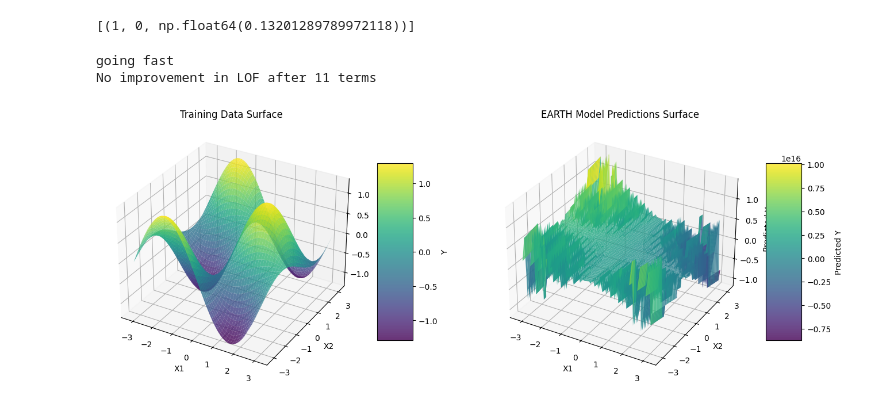
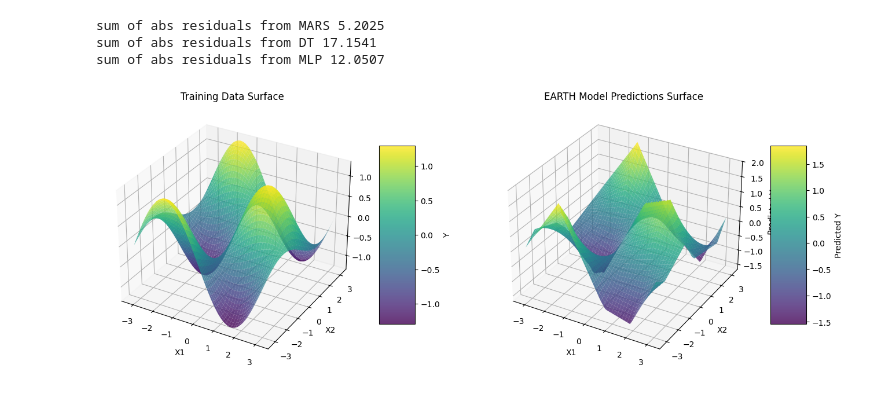
Before and after one commit to bjarkeh97/EARTH, a Jupyter notebook: examples/simple_example.ipynb, the cells around one changed output. Cells and saved outputs as stored; diff of their text form; code cells hidden in the pictures.

```diff
--- a/examples/simple_example.ipynb
+++ b/examples/simple_example.ipynb
@@ -42,8 +147,11 @@ plt.show()
-# %%
-earth_model.coeffs
-earth_model.basis[2].svt
-# %% [output]
-[(1, 0, np.float64(0.13201289789972118))]
+# %%
+print("sum of abs residuals from MARS", np.sqrt(sum((y - y_pred)**2)).round(4))
+print("sum of abs residuals from DT", np.sqrt(sum((y - y_pred_dt)**2)).round(4))
+print("sum of abs residuals from MLP", np.sqrt(sum((y - y_pred_mlp)**2)).round(4))
+# %% [output]
+sum of abs residuals from MARS 5.2025
+sum of abs residuals from DT 17.1541
+sum of abs residuals from MLP 12.0507
 # %%
 import numpy as np
 import pandas as pd
@@ -70,7 +178,7 @@ def generate_intermediate_sine_data_with_noise(n_samples=40, noise_level=0.1, ra
     return df
 
 # Generate the data
-data = generate_intermediate_sine_data_with_noise(n_samples=50, noise_level=0.0)
+data = generate_intermediate_sine_data_with_noise(n_samples=80, noise_level=0.0)    # Generate 50^2 = 2500 samples
 X = data[['X1', 'X2']].values
 y = data['Y'].values
 
@@ -78,7 +186,7 @@ y = data['Y'].values
 X_train, X_test, y_train, y_test = train_test_split(X, y, test_size=0.1, random_state=42)
 
 # Step 3: Fit the EARTH Model
-earth_model = EARTH(M_max=25)
+earth_model = EARTH(M_max=30)
 earth_model.fit(X_train, y_train)
 
 # Step 4: Create a grid for prediction
@@ -86,35 +194,33 @@ X1_grid, X2_grid = np.meshgrid(np.linspace(-np.pi, np.pi, 100), np.linspace(-np.
 X_grid = np.column_stack([X1_grid.ravel(), X2_grid.ravel()])  # Combine into a 2D array
 
 # Make Predictions
 y_pred = earth_model.predict(X_grid).reshape(X1_grid.shape)  # Reshape to match grid shape
 
 # Step 5: Create side-by-side surface plots for training data and predictions
 fig = plt.figure(figsize=(16, 8))
 
 # Training Data Surface Plot
 ax1 = fig.add_subplot(121, projection='3d')
 # Interpolate training data for a smooth surface
 grid_y_train = griddata((X_train[:, 0], X_train[:, 1]), y_train, (X1_grid, X2_grid), method='linear')
 surf_train = ax1.plot_surface(X1_grid, X2_grid, grid_y_train, cmap='viridis', edgecolor='none', alpha=0.8)
 ax1.set_xlabel('X1')
 ax1.set_ylabel('X2')
 ax1.set_zlabel('Y')
 ax1.set_title('Training Data Surface')
 fig.colorbar(surf_train, ax=ax1, shrink=0.5, aspect=5, label='Y')
 
 # Predictions Surface Plot
 ax2 = fig.add_subplot(122, projection='3d')
 surf_pred = ax2.plot_surface(X1_grid, X2_grid, y_pred, cmap='viridis', edgecolor='none', alpha=0.8)
 ax2.set_xlabel('X1')
 ax2.set_ylabel('X2')
 ax2.set_zlabel('Predicted Y')
 ax2.set_title('EARTH Model Predictions Surface')
 fig.colorbar(surf_pred, ax=ax2, shrink=0.5, aspect=5, label='Predicted Y')
 
 plt.show()
 # %% [output]
-going fast
-No improvement in LOF after 11 terms
-[figure, old version]
+[figure, new version]
 # %% [markdown]
 ![image.png](attachment:image.png)
```
Also changed, not shown: parts of 5 cells of this notebook, 33 other files.
